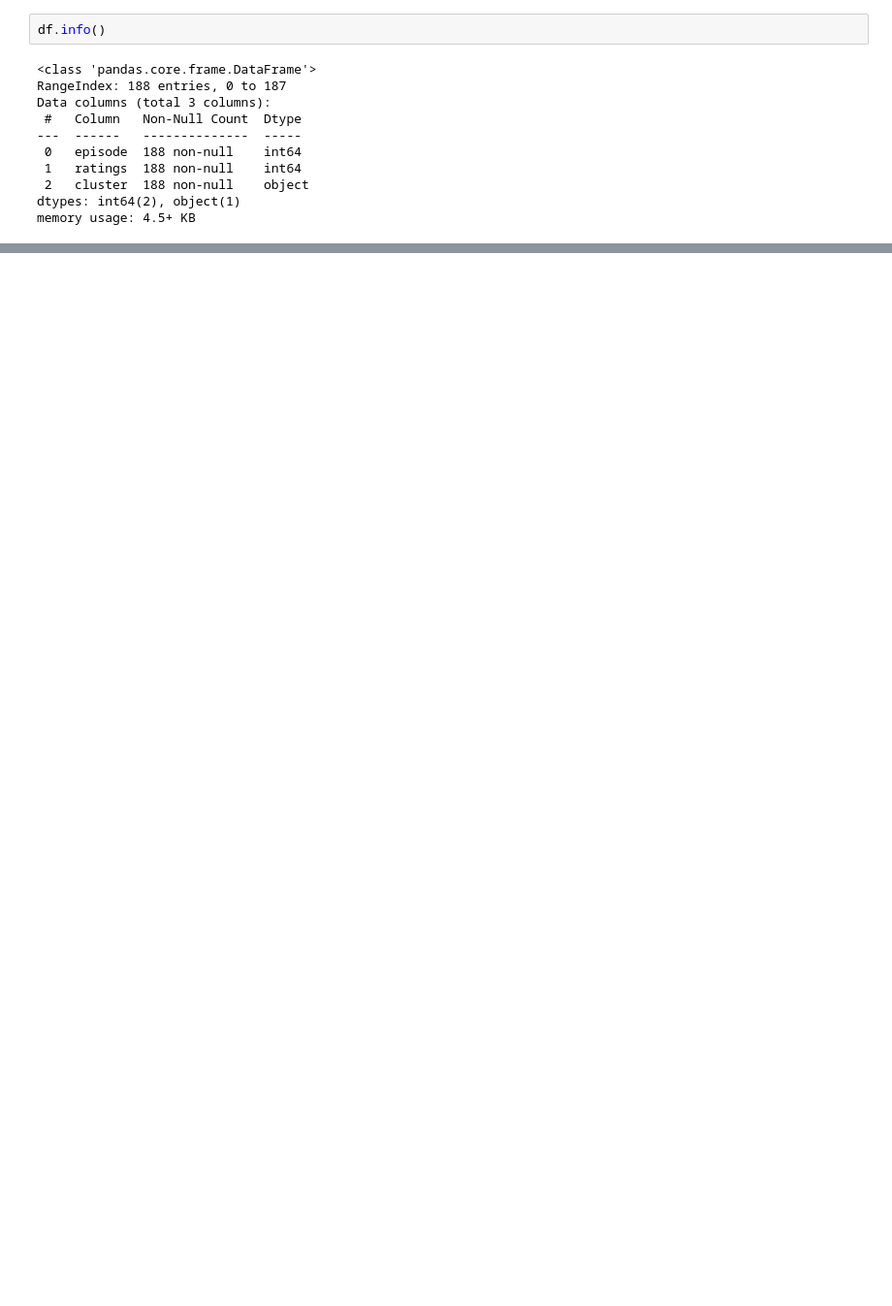
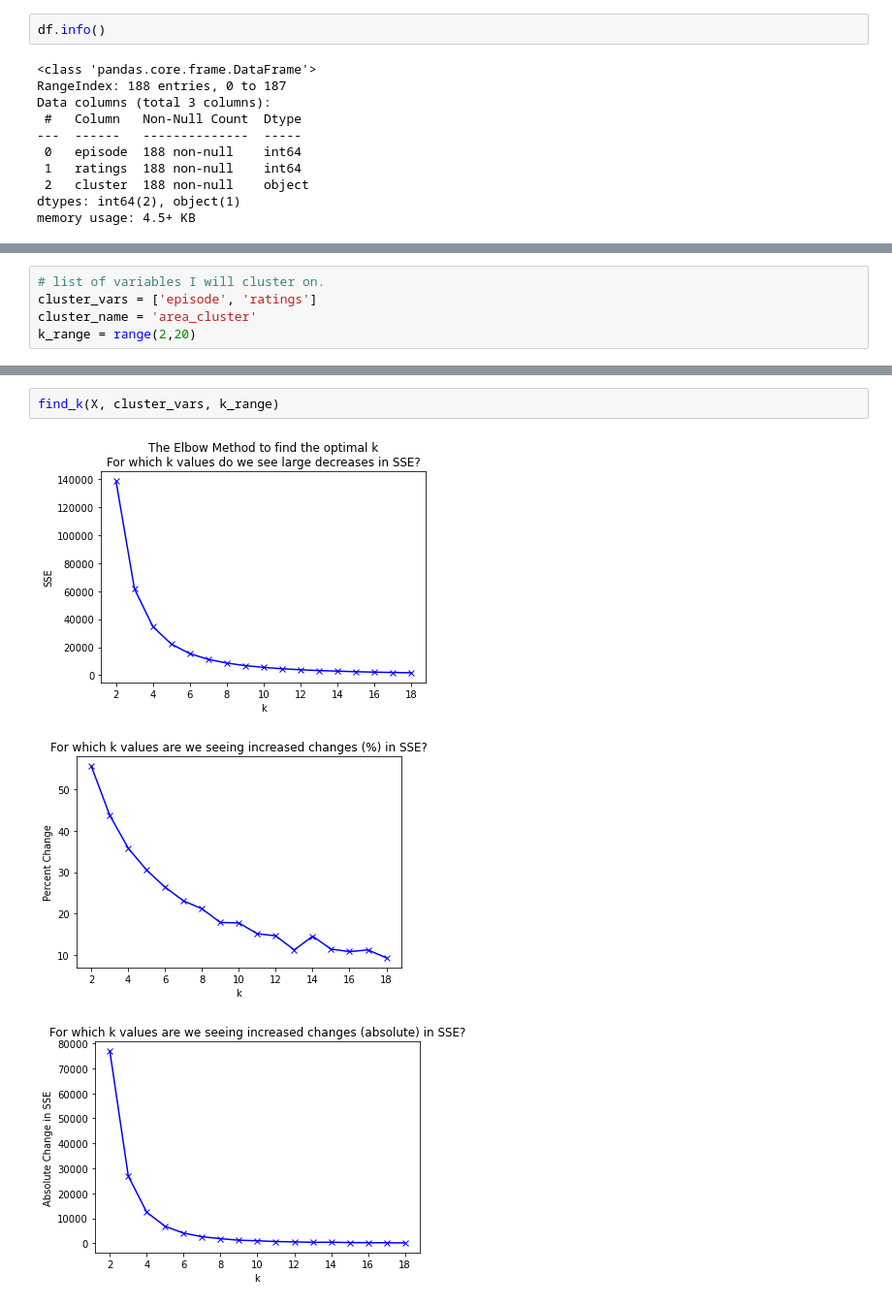
Before and after one commit to jamesallen0351/the_office, a Jupyter notebook: office_scratchpad.ipynb, the cells around one changed output, grey strips where cells are left out. Shown: that part at 97% size. Cells and saved outputs as stored; diff of their text form; blank space fills up the shorter version.

Commit message:
worked on clusters in scratchpad

```diff
--- a/office_scratchpad.ipynb
+++ b/office_scratchpad.ipynb
@@ -672,0 +673,5 @@ for col in df.columns:
+# %%
+# list of variables I will cluster on.
+cluster_vars = ['episode', 'ratings']
+cluster_name = 'area_cluster'
+k_range = range(2,20)
@@ -672,0 +724,6 @@ for col in df.columns:
+# %%
+find_k(X, cluster_vars, k_range)
+# %% [output]
+[figure, added]
+[figure, added]
+[figure, added]
```
Also changed, not shown: parts of 21 cells of this notebook.
